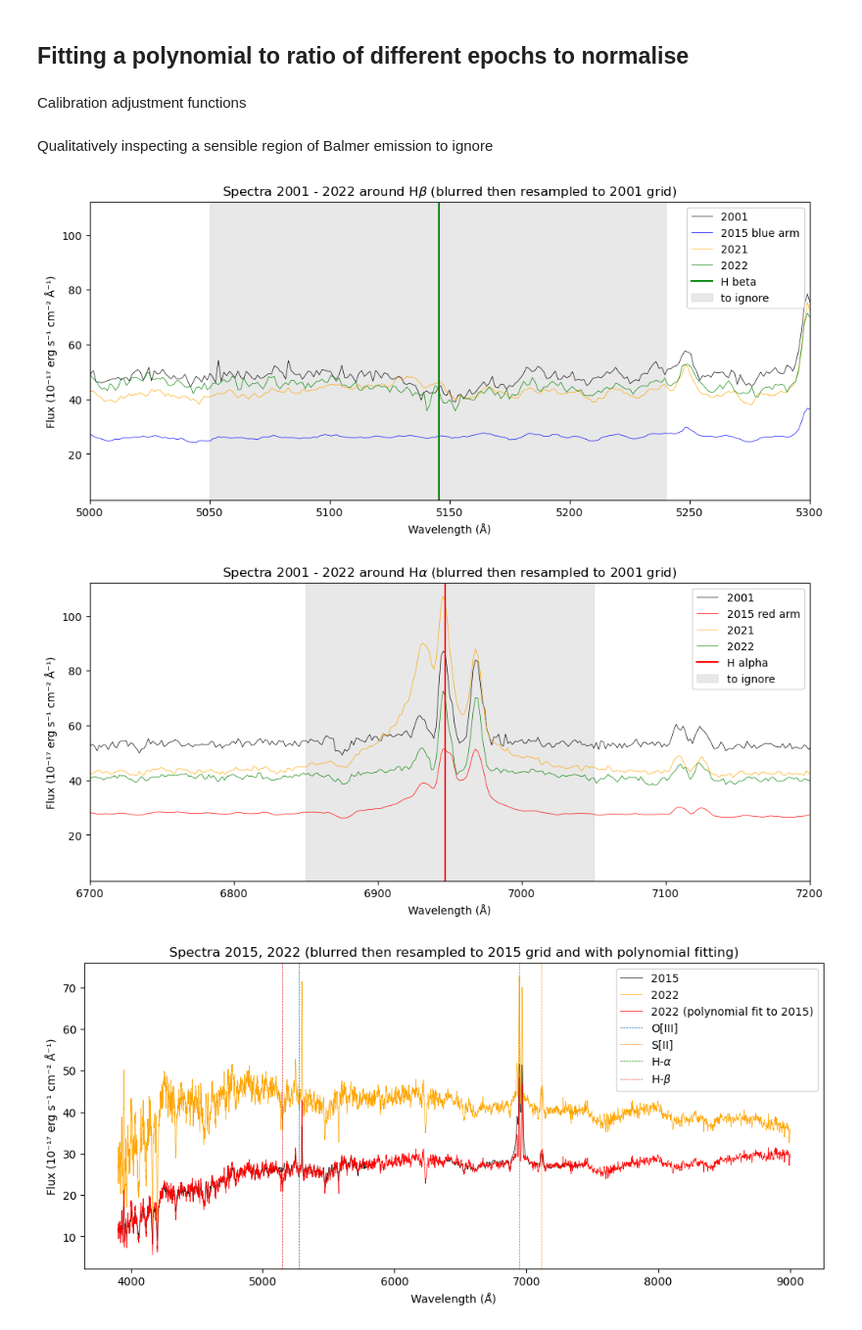
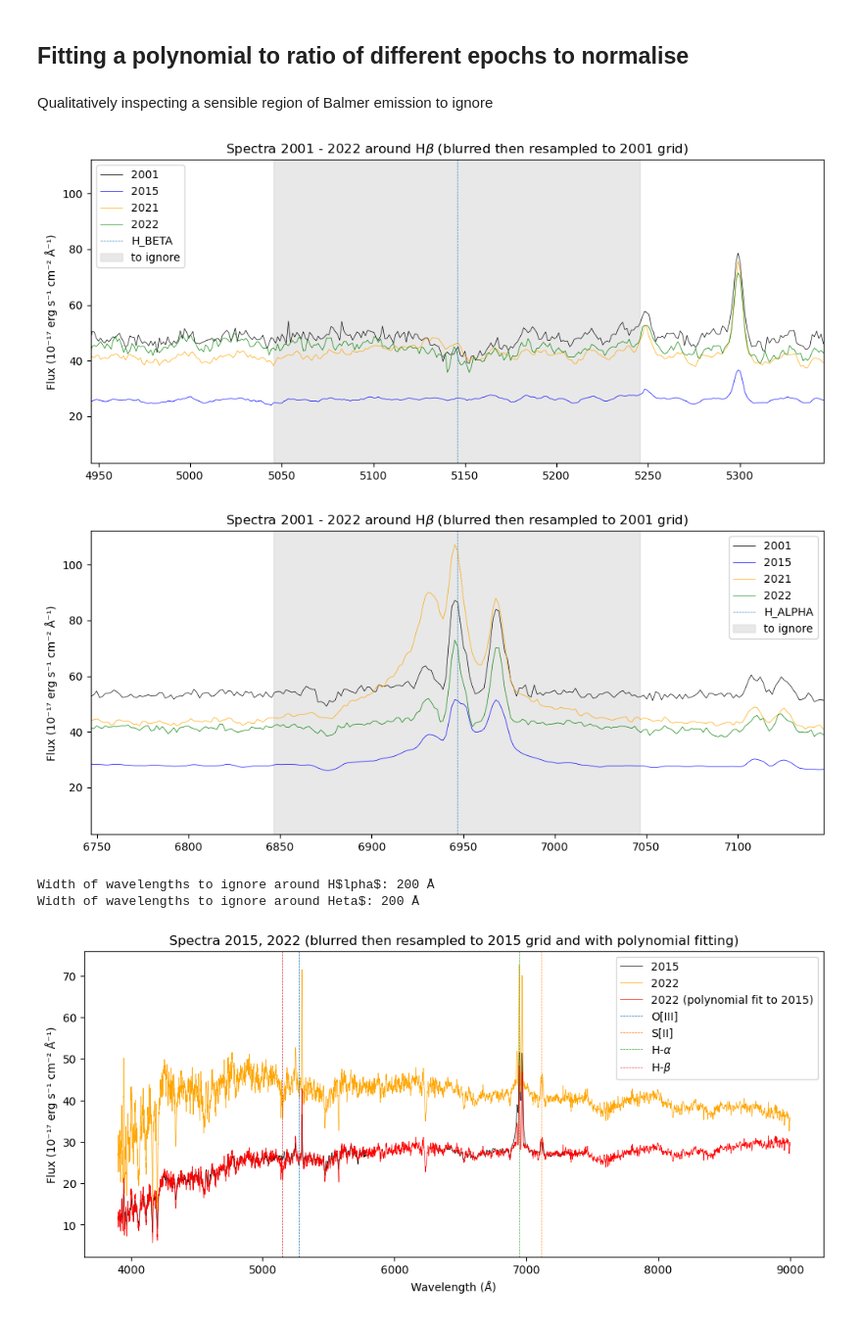
Before and after one commit to things-0/denison_2026, a Jupyter notebook: oli/main.ipynb, the cells around one changed output. Shown at 98% size. Cells and saved outputs as stored; diff of their text form; code cells hidden in the pictures.

```diff
--- a/oli/main.ipynb
+++ b/oli/main.ipynb
@@ -28,12 +29,15 @@ from astropy.cosmology import Planck18 as cosmo
 # %% [markdown]
 ## Constants
 # %%
+#TODO: get more accurate values from table 2: https://iopscience.iop.org/article/10.1086/321167/fulltext/
 OIII = 4983
 SII = 6724
-H_ALPH = 6564.61
+H_ALPHA = 6564.61
 H_BETA = 4862.68
+# NII =
 
 EPS = 1e-8
+LINEWIDTH = 0.5
 #TODO: remove testing
 SMOOTH_FACTOR = 1.0
 #
@@ -302,6 +306,21 @@ def get_lam_bounds(emmited_lam: float, width: float) -> tuple[float, float]:
     left = obs_lam - width / 2
     right = obs_lam + width / 2
     return left, right
+# %%
+def plot_vert_emission_lines(
+    ions: dict[str, float] | None,
+    plot_x_bounds: tuple[float, float] | None = None,
+    vlines_cmap: Colormap | None = plt.cm.tab10
+) -> None:
+    if ions is None:
+        return
+    for i, (name, emission_lam) in enumerate(ions.items()):
+        if plot_x_bounds is None or (plot_x_bounds[0] < emission_lam * (1+z) < plot_x_bounds[1]):
+            plt.axvline(
+                emission_lam * (1+z), linestyle='--', lw=LINEWIDTH,
+                color=vlines_cmap(i), label=name
+            )
+    plt.xlim(plot_x_bounds)
 # %%
 def clip_sami_blue_edge(
     unclipped_sami_flux: np.ndarray,
@@ -1053,4 +847,2 @@ plt.show()
 # %% [markdown]
 ## Fitting a polynomial to ratio of different epochs to normalise
-# %% [markdown]
-Calibration adjustment functions
@@ -1222,38 +849,41 @@ def adjust_calibration(
 # %% [markdown]
 Qualitatively inspecting a sensible region of Balmer emission to ignore
 # %%
-linewidth = 0.5
+lambdas_to_ignore_width = 200
 
 plt.figure(figsize=(12,5))
-plt.plot(lam01, flux01_blurred_shifted, color='black', label='2001', lw = linewidth)
-plt.plot(lam01, flux15_blurred_shifted, color='blue', label='2015 blue arm', lw = linewidth)
-plt.plot(lam01, flux21_blurred_shifted, color='orange', label='2021', lw = linewidth)
-plt.plot(lam01, flux22_blurred_shifted, color='green', label='2022', lw = linewidth)
-plt.xlim((5000, 5300))
-plt.xlabel("Wavelength (Å)")
-plt.axvline((1+z)*H_BETA, color='g', label="H beta")
-plt.axvspan(5050, 5240, color='lightgrey', alpha=0.5, label="to ignore")
+plt.plot(lam, flux01, color='black', label='2001', lw = LINEWIDTH)
+plt.plot(lam, flux15, color='blue', label='2015', lw = LINEWIDTH)
+plt.plot(lam, flux21, color='orange', label='2021', lw = LINEWIDTH)
+plt.plot(lam, flux22, color='green', label='2022', lw = LINEWIDTH)
+plot_vert_emission_lines({"H_BETA": H_BETA}, get_lam_bounds(H_BETA, 400))
+grey_fill_bounds = get_lam_bounds(H_BETA, lambdas_to_ignore_width)
+plt.axvspan(grey_fill_bounds[0], grey_fill_bounds[1], color='lightgrey', alpha=0.5, label="to ignore")
 plt.ylabel("Flux (10⁻¹⁷ erg s⁻¹ cm⁻² Å⁻¹)")
 plt.title(r"Spectra 2001 - 2022 around H$\beta$ (blurred then resampled to 2001 grid)")
 plt.legend()
 plt.show()
 
 plt.figure(figsize=(12,5))
-plt.plot(lam01, flux01_blurred_shifted, color='black', label='2001', lw = linewidth)
-plt.plot(lam01, flux15_blurred_shifted, color='red', label='2015 red arm', lw = linewidth)
-plt.plot(lam01, flux21_blurred_shifted, color='orange', label='2021', lw = linewidth)
-plt.plot(lam01, flux22_blurred_shifted, color='green', label='2022', lw = linewidth)
-plt.xlim((6700, 7200))
-plt.axvline((1+z)*H_ALPH, color='r', label="H alpha")
-plt.axvspan(6850, 7050, color='lightgrey', alpha=0.5, label="to ignore")
-plt.xlabel("Wavelength (Å)")
+plt.plot(lam, flux01, color='black', label='2001', lw = LINEWIDTH)
+plt.plot(lam, flux15, color='blue', label='2015', lw = LINEWIDTH)
+plt.plot(lam, flux21, color='orange', label='2021', lw = LINEWIDTH)
+plt.plot(lam, flux22, color='green', label='2022', lw = LINEWIDTH)
+plot_vert_emission_lines({"H_ALPHA": H_ALPHA}, get_lam_bounds(H_ALPHA, 400))
+grey_fill_bounds = get_lam_bounds(H_ALPHA, lambdas_to_ignore_width)
+plt.axvspan(grey_fill_bounds[0], grey_fill_bounds[1], color='lightgrey', alpha=0.5, label="to ignore")
 plt.ylabel("Flux (10⁻¹⁷ erg s⁻¹ cm⁻² Å⁻¹)")
-plt.title(r"Spectra 2001 - 2022 around H$\alpha$ (blurred then resampled to 2001 grid)")
+plt.title(r"Spectra 2001 - 2022 around H$\beta$ (blurred then resampled to 2001 grid)")
 plt.legend()
 plt.show()
+
+print(f"Width of wavelengths to ignore around H$\alpha$: {lambdas_to_ignore_width} Å")
+print(f"Width of wavelengths to ignore around H$\beta$: {lambdas_to_ignore_width} Å")
 # %% [output]
-[figure, old version]
+[figure, new version]
-[figure, old version]
+[figure, new version]
+Width of wavelengths to ignore around H$lpha$: 200 Å
+Width of wavelengths to ignore around Heta$: 200 Å
 # %%
 year = "2022"
 
```
Also changed, not shown: parts of 39 cells of this notebook.
